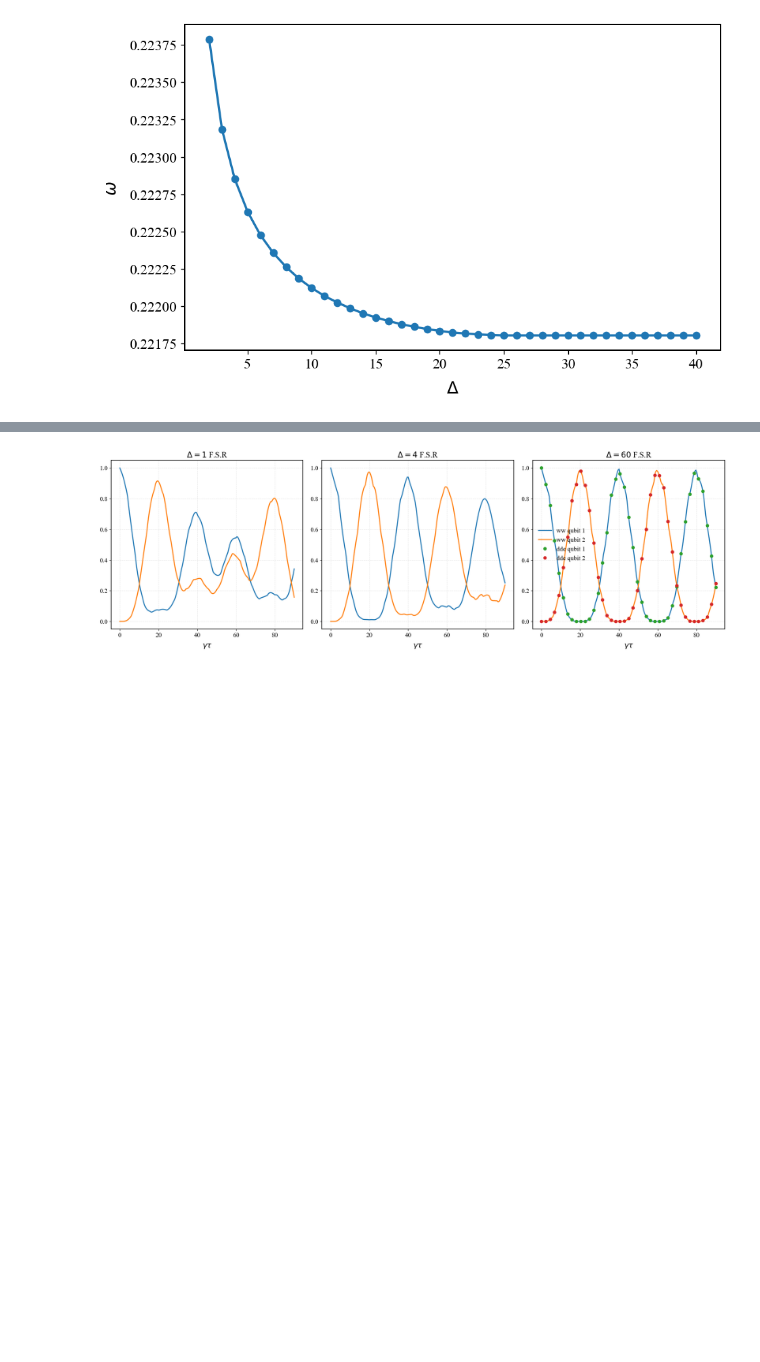
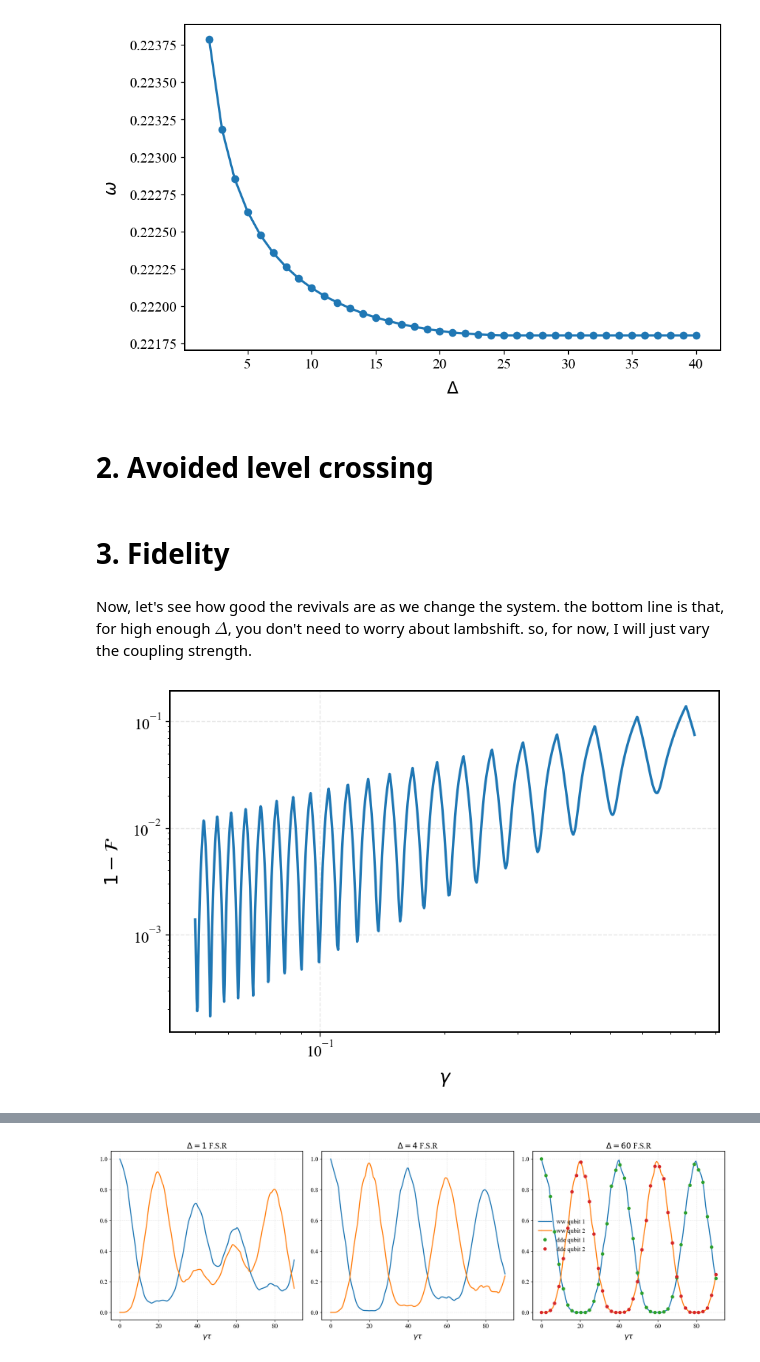
Before and after one commit to Taitoos2/non_markovian_qubit_swap, a Jupyter notebook: Idea_2.ipynb, the cells around one changed output, grey strips where cells are left out. Cells and saved outputs as stored; diff of their text form; code cells hidden in the pictures; blank space fills up the shorter version.

Commit message:
added fidelity of single qubit swap

```diff
--- a/Idea_2.ipynb
+++ b/Idea_2.ipynb
@@ -53,2 +52,4 @@ _ = exp005(gamma_list=[0.1],Delta_list=list(range(2,41,1)),n_steps=1001,L2_metho
 # %% [output]
 [figure]
+# %% [markdown]
+# 2. Avoided level crossing
@@ -54,0 +62,35 @@ _ = exp005(gamma_list=[0.1],Delta_list=list(range(2,41,1)),n_steps=1001,L2_metho
+# %% [markdown]
+# 3. Fidelity
+# %% [markdown]
+Now, let's see how good the revivals are as we change the system.
+the bottom line is that, for high enough $\Delta$, you don't need to worry about lambshift. so, for now, I will just vary the coupling strength.
+# %%
+from aux_funs import paralelizar
+def exp006(phi: float = 2*np.pi,
+		   tau: float = 2,
+		   gamma_list: list = list(np.linspace(0.01,0.1,20)),
+		   n_steps: int = 201,
+		   ):
+	''' This experiment shows the fidelity in the first period '''
+
+	def sample_gamma(gamma):
+		T = 2*np.pi*np.sqrt(tau/gamma)
+		t_max= 1.2*T
+		t = np.linspace(0,t_max,n_steps)
+		e = np.abs(DDE_analytical(gamma=gamma,phi=phi,tau=tau,t=t))**2
+		return np.max(e[t>5*T/6])
+
+	data= paralelizar(gamma_list,sample_gamma)
+	inf=1-np.asarray(data)
+	plt.plot(gamma_list,inf)
+	plt.yscale('log')
+	plt.xscale('log')
+	plt.xlabel(r"$ \gamma  $")
+	plt.ylabel(r"$1-\mathcal{F}$")
+	plt.show()
+
+	return gamma_list,inf
+# %%
+x,y = exp006(gamma_list=list(np.logspace(-1.301,-0.0969,1000)),n_steps=10001,tau=1)
+# %% [output]
+[figure, added]
```
Also changed, not shown: parts of 10 cells of this notebook.
